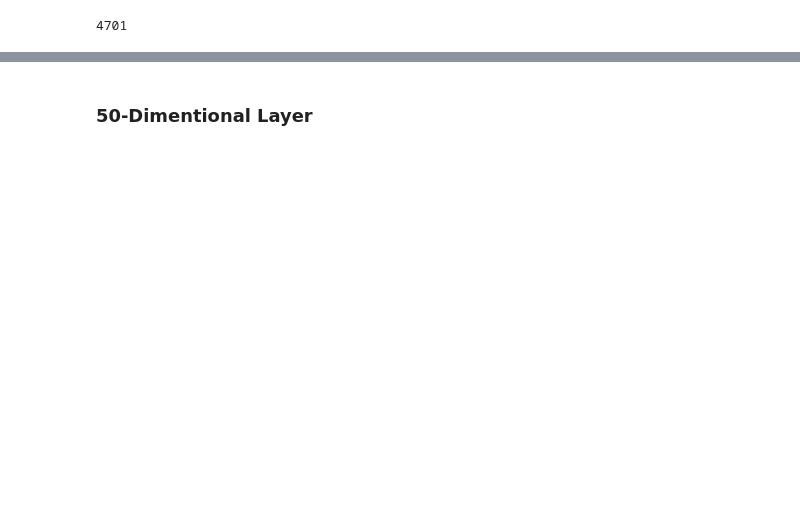
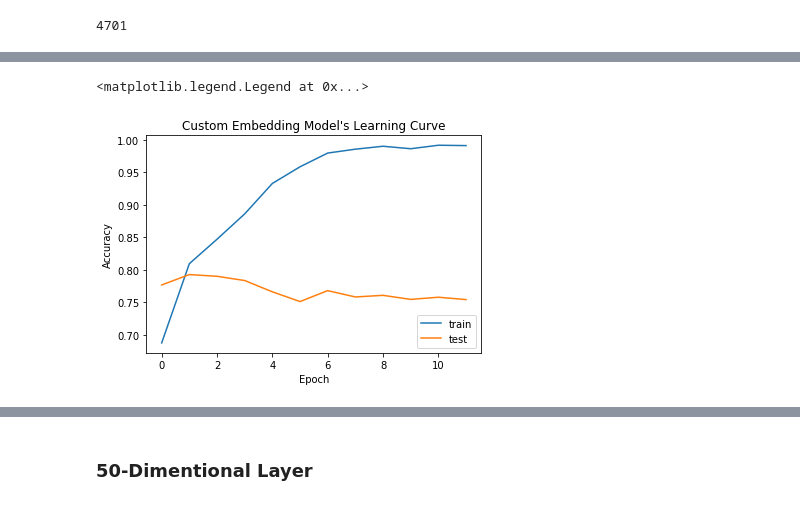
Before and after one commit to daryagah/amazon-review-helpfulness, a Jupyter notebook: final_project-helpfulness.ipynb, the cells around one changed output, grey strips where cells are left out. Cells and saved outputs as stored; diff of their text form; code cells hidden in the pictures; blank space fills up the shorter version.

```diff
--- a/final_project-helpfulness.ipynb
+++ b/final_project-helpfulness.ipynb
@@ -574,7 +490,7 @@ from gensim.models.doc2vec import TaggedDocument, Doc2Vec
 X_train_corpus = X_train['review_body'].apply(lambda x: x.split()).reset_index(drop=True)
 X_test_corpus = X_test['review_body'].apply(lambda x: x.split()).reset_index(drop=True)
 
-vector_size = 100
+vector_size = 500
 tagged_train = [TaggedDocument(doc, [i]) for i, doc in enumerate(X_train_corpus)]
 tagged_test = [TaggedDocument(doc, [i]) for i, doc in enumerate(X_test_corpus)]
 model = Doc2Vec(vector_size=vector_size, window=2, min_count=1, workers=4)
@@ -632,19 +548,16 @@ Epoch 6/100
 # %%
-tfidf_stem_train = tfidf_stem_train.toarray()
-tfidf_stem_test = tfidf_stem_test.toarray()
-tfidf_stem_train_3d = np.reshape(tfidf_stem_train, (tfidf_stem_train.shape[0], 1, tfidf_stem_train.shape[1]))
-tfidf_stem_test_3d = np.reshape(tfidf_stem_test, (tfidf_stem_test.shape[0], 1, tfidf_stem_test.shape[1]))
-
-early_stopping_cb = keras.callbacks.EarlyStopping(patience=10, restore_best_weights=True)
-tfidf_full_stem_rnn_model = keras.models.Sequential([
-    keras.layers.GRU(50, dropout=0.2, input_shape=[1, 10000], return_sequences=True),
-    keras.layers.GRU(50, dropout=0.2),
+doc2vec_X_train_3d = doc2vec_X_train.to_numpy().reshape(len(doc2vec_X_train), 1, vector_size)
+doc2vec_X_test_3d = doc2vec_X_test.to_numpy().reshape(len(doc2vec_X_test), 1, vector_size)
+early_stopping_cb = keras.callbacks.EarlyStopping(patience=30, restore_best_weights=True)
+d2v_rnn_model = keras.models.Sequential([
+    keras.layers.LSTM(50, dropout=0.2, input_shape=[1, vector_size], return_sequences=True),
+    keras.layers.LSTM(50, dropout=0.2),
     keras.layers.Dense(1, activation="sigmoid")
 ])
-sgd = keras.optimizers.SGD(lr=0.01, momentum=0.8, nesterov=True)
-tfidf_full_stem_rnn_model.compile(loss="binary_crossentropy", optimizer=sgd, metrics=["accuracy"])
-tfidf_full_stem_rnn_model.fit(tfidf_stem_train_3d, y_train, validation_split=0.3, epochs=100, callbacks=[early_stopping_cb])
-y_predict = tfidf_full_stem_rnn_model.predict_classes(tfidf_stem_test_3d)
+adam = keras.optimizers.Adam(lr=0.01)
+d2v_rnn_model.compile(loss="binary_crossentropy", optimizer=adam, metrics=["accuracy"])
+d2v_rnn_model.fit(doc2vec_X_train_3d, y_train, validation_split=0.3, epochs=100, callbacks=[early_stopping_cb])
+y_predict = d2v_rnn_model.predict_classes(doc2vec_X_test_3d)
 scores(y_test, y_predict)
 # %% [output]
 Train on 16800 samples, validate on 7200 samples
@@ -666,0 +580,11 @@ Epoch 6/100
+# %%
+early_stopping_cb = keras.callbacks.EarlyStopping(patience=10, restore_best_weights=True)
+d2v_birnn_model = keras.models.Sequential([
+    keras.layers.Bidirectional(keras.layers.LSTM(100, dropout=0.2, activation="relu", return_sequences=True), input_shape=[1, vector_size]),
+    keras.layers.Dense(1, activation="sigmoid")
+])
+sgd = keras.optimizers.SGD(lr=0.03, momentum=0.9, nesterov=True)
+d2v_birnn_model.compile(loss="binary_crossentropy", optimizer=sgd, metrics=["accuracy"])
+d2v_birnn_model.fit(doc2vec_X_train_3d, y_train, validation_split=0.3, epochs=100, callbacks=[early_stopping_cb])
+scores_ = d2v_birnn_model.evaluate(doc2vec_X_test_3d, y_test)
+print("\nAccuracy:", round(scores_[1],3))
@@ -734,3 +689,13 @@ Epoch 6/30
+# %%
+plt.plot(embed_dnn_history.history['accuracy'])
+plt.plot(embed_dnn_history.history['val_accuracy'])
+plt.title("Custom Embedding Model's Learning Curve")
+plt.ylabel('Accuracy')
+plt.xlabel('Epoch')
+plt.legend(['train', 'test'], loc='lower right')
+# %% [output]
+<matplotlib.legend.Legend at 0x...>
+[figure, added]
 # %%
 embed_dnn_model.layers[0].get_weights()[0]
 # %% [output]
```
Also changed, not shown: parts of 34 cells of this notebook.
